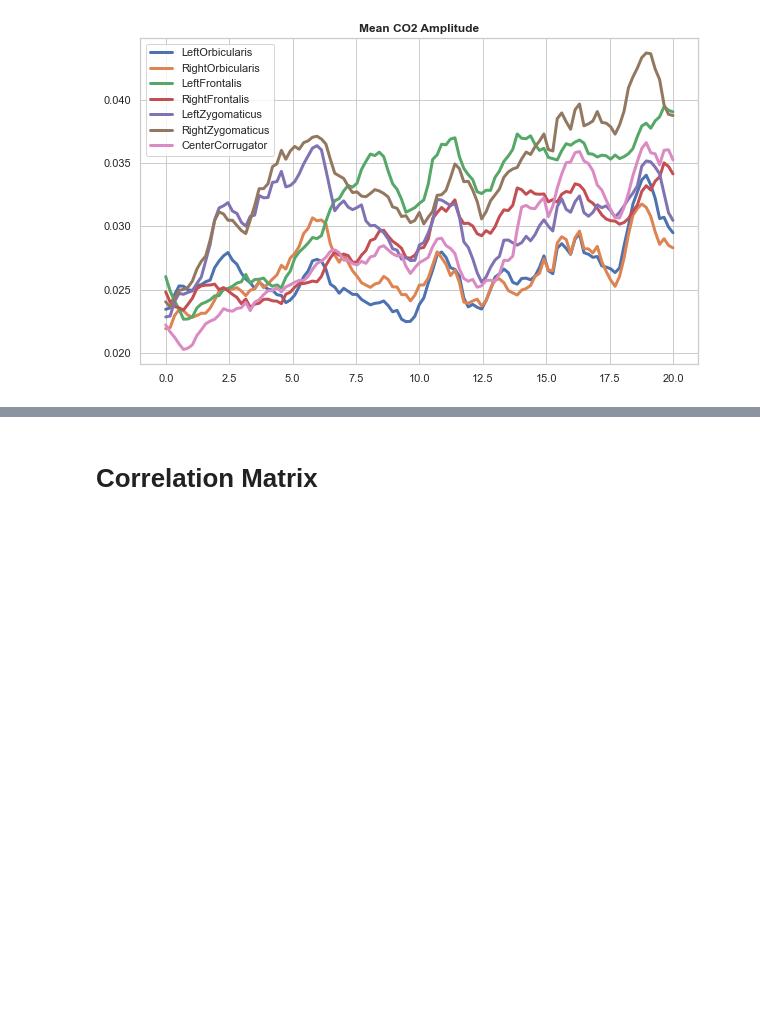
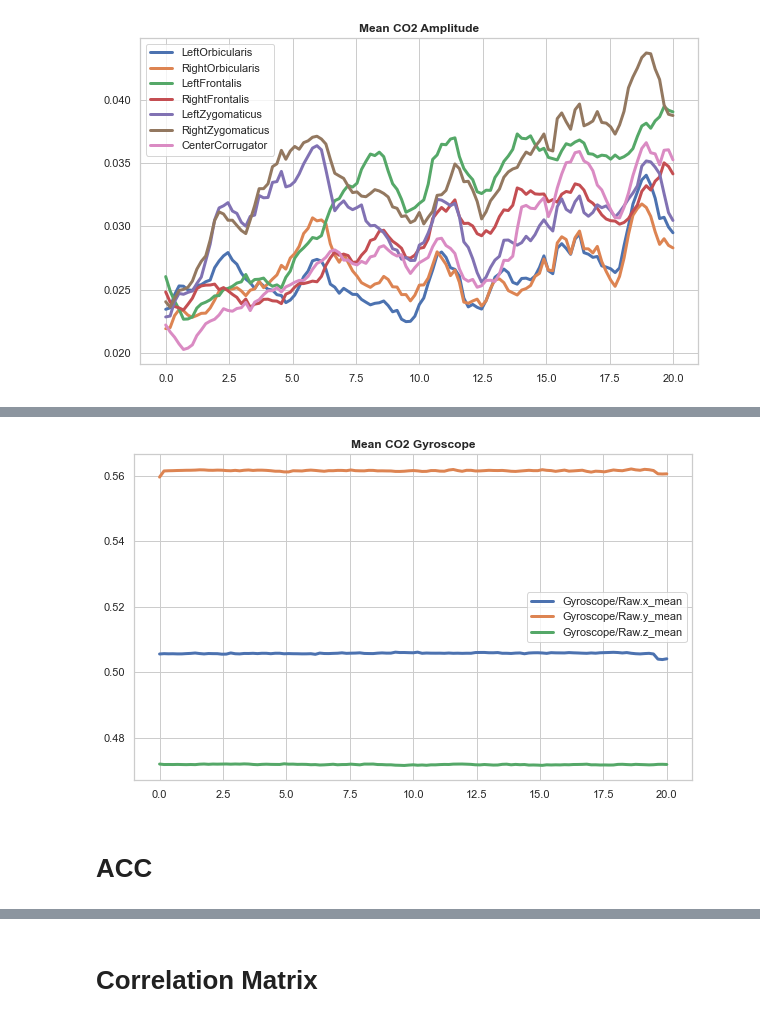
Before and after one commit to michalgnacek/co2-study, a Jupyter notebook: notebooks/3_statistics.ipynb, the cells around one changed output, grey strips where cells are left out. Cells and saved outputs as stored; diff of their text form; code cells hidden in the pictures; blank space fills up the shorter version.

```diff
--- a/notebooks/3_statistics.ipynb
+++ b/notebooks/3_statistics.ipynb
@@ -430,0 +475,6 @@ Plots.amp_muscles(amp_co2_windows, os.path.join(notebook_temp_dir, "co2_amp_wind
+# %%
+Plots.imu_gyro(gyro_co2_windows, os.path.join(notebook_temp_dir, "co2_gyro_windowed"))
+# %% [output]
+[figure, added]
+# %% [markdown]
+# ACC
```
Also changed, not shown: parts of 8 cells of this notebook, 1 other file.
